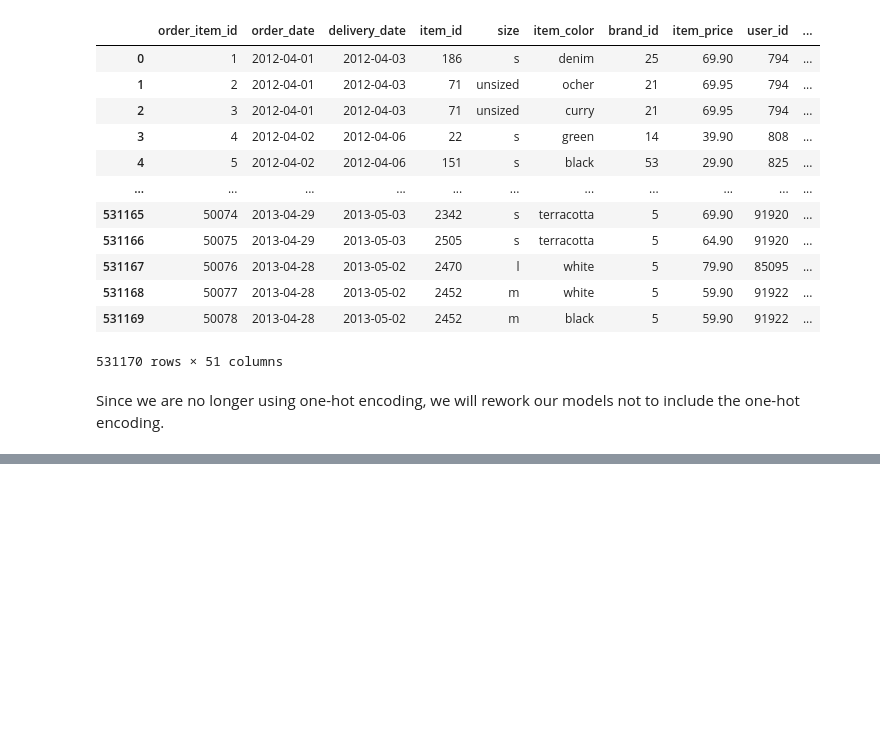
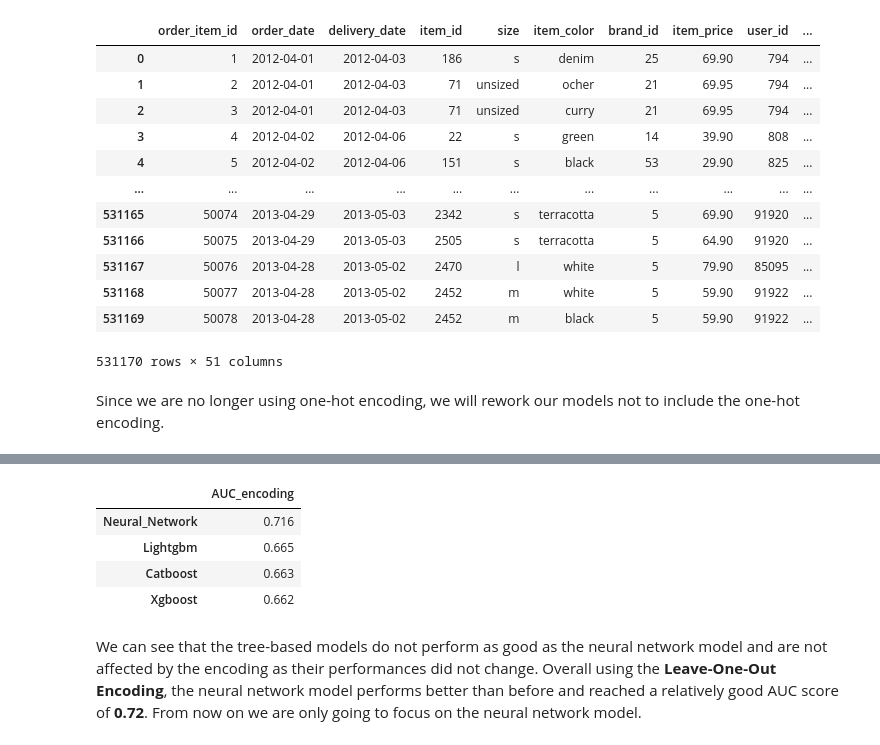
Before and after one commit to teodor-georgiev/Online-Retailer-Analysis-2014, a Jupyter notebook: 4. Encoding.ipynb, the cells around one changed output, grey strips where cells are left out. Saved outputs shown, nothing was run; the diff lists cells and outputs as text; code cells hidden in the pictures; blank space fills up the shorter version.

```diff
--- a/4. Encoding.ipynb
+++ b/4. Encoding.ipynb
@@ -180,0 +189,14 @@ ROC on test set: 0.7141659392463714
+# %%
+auc_dict_target = {"Catboost":catboost_auc,"Xgboost":xgb_auc,"Lightgbm":lightgbm_auc,"Neural_Network":neural_network_auc}
+model_results_target = pd.DataFrame(auc_dict_target,index=["AUC_encoding"])
+model_results_target.sort_values(by="AUC_encoding",ascending=False,inplace=True,axis=1)
+model_results_target = round(model_results_target.transpose(),3)
+model_results_target
+# %% [output]
+|  | AUC_encoding |
+| Neural_Network | 0.716 |
+| Lightgbm | 0.665 |
+| Catboost | 0.663 |
+| Xgboost | 0.662 |
+# %% [markdown]
+We can see that the tree-based models do not perform as good as the neural network model and are not affected by the encoding as their performances did not change. Overall using the **Leave-One-Out Encoding**, the neural network model performs better than before and reached a relatively good AUC score of **0.72**. From now on we are only going to focus on the neural network model.
```
Also changed, not shown: parts of 8 cells of this notebook.
